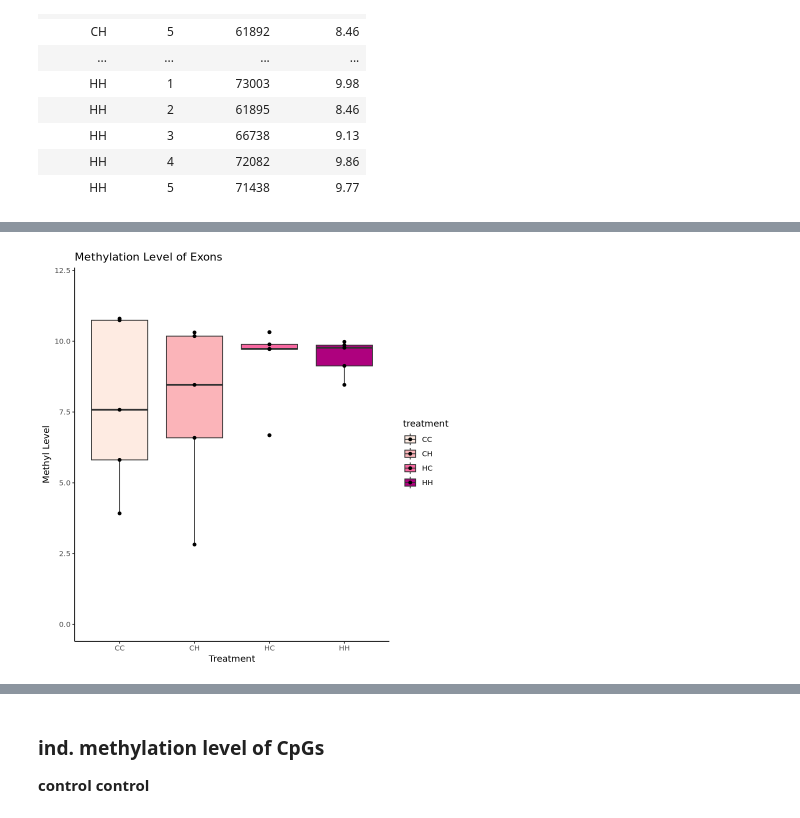
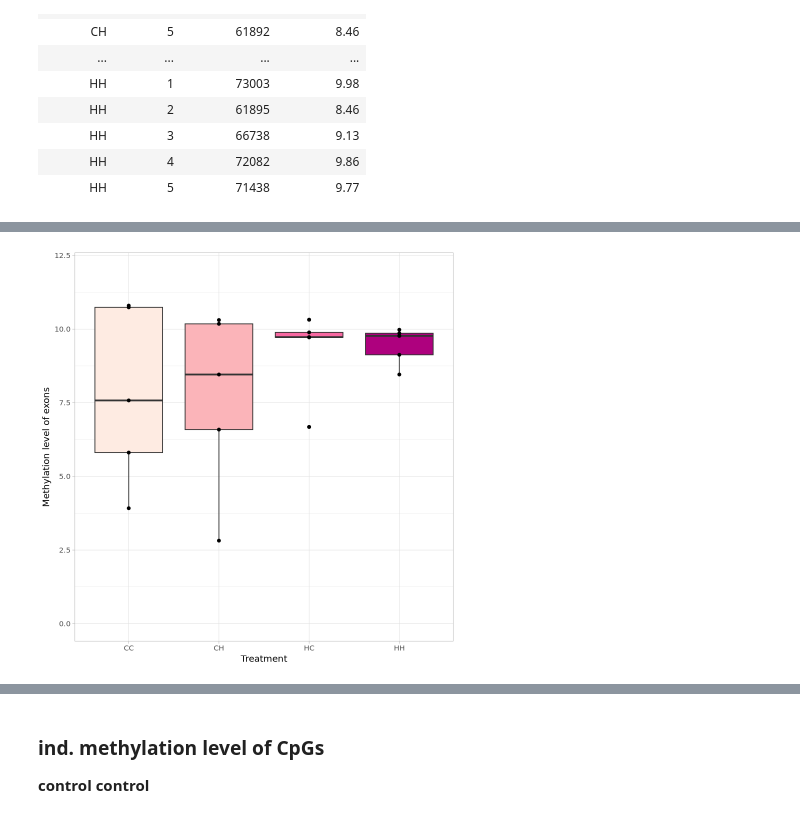
Before and after one commit to jgmcdonough/CE18_methylRAD_analysis, a Jupyter notebook: analysis/genomic_feature_tracks/methylation_level_of_features.ipynb, the cells around one changed output, grey strips where cells are left out. Saved outputs shown, nothing was run; the diff lists cells and outputs as text; code cells hidden in the pictures.

```diff
--- a/analysis/genomic_feature_tracks/methylation_level_of_features.ipynb
+++ b/analysis/genomic_feature_tracks/methylation_level_of_features.ipynb
@@ -1138,11 +1141,12 @@ scale_fill_brewer(palette = "RdPu",
 # %%
 ggplot(exon_meLevel, aes(x = treatment, y = methyl_level, fill = treatment)) +
   geom_boxplot() +
 geom_point() +
 scale_fill_brewer(palette = "RdPu",
  direction = 1) +
 ylim(0,12) +
-  labs(x = "Treatment", y = "Methyl Level", title = 'Methylation Level of Exons') +
-  theme_classic()
+guides(fill='none') +
+  labs(x = "Treatment", y = "Methylation level of exons") +
+  theme_light()
 # %% [output]
-[figure, old version]
+[figure, new version]
```
Also changed, not shown: parts of 48 cells of this notebook.
